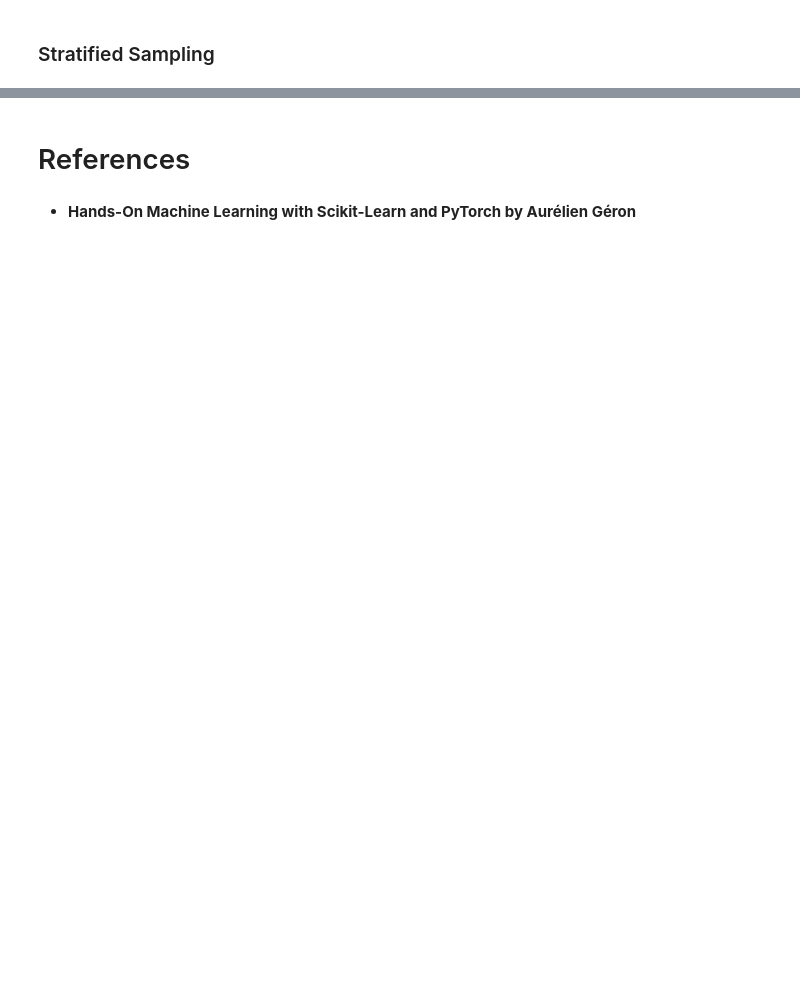
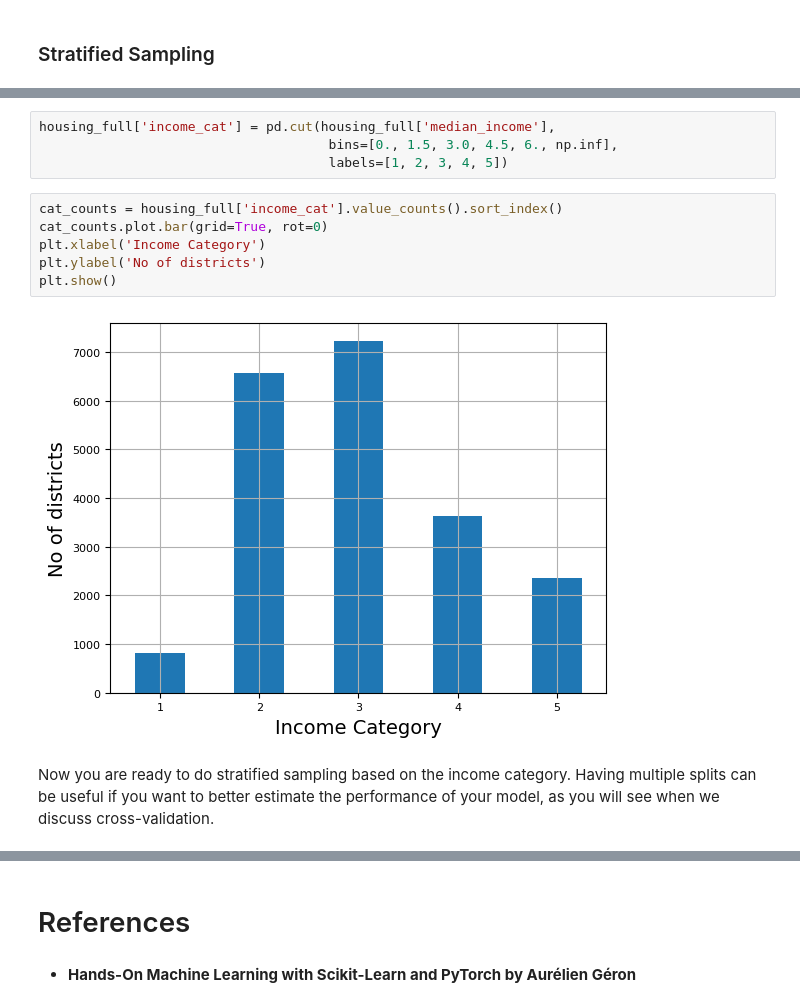
Before and after one commit to ancilcleetus/My-Learning-Journey-in-AI, a Jupyter notebook: Fundamentals-of-Machine-Learning/end_to_end_ml_project.ipynb, the cells around one changed output, grey strips where cells are left out. Cells and saved outputs as stored; diff of their text form; blank space fills up the shorter version.

Commit message:
Added 'Stratified Sampling' in end_to_end_ml_project.ipynb

```diff
--- a/Fundamentals-of-Machine-Learning/end_to_end_ml_project.ipynb
+++ b/Fundamentals-of-Machine-Learning/end_to_end_ml_project.ipynb
@@ -317,0 +344,14 @@ train_set_, test_set_ = train_test_split(housing_full, test_size=0.2,
+# %%
+housing_full['income_cat'] = pd.cut(housing_full['median_income'],
+                                     bins=[0., 1.5, 3.0, 4.5, 6., np.inf],
+                                     labels=[1, 2, 3, 4, 5])
+# %%
+cat_counts = housing_full['income_cat'].value_counts().sort_index()
+cat_counts.plot.bar(grid=True, rot=0)
+plt.xlabel('Income Category')
+plt.ylabel('No of districts')
+plt.show()
+# %% [output]
+[figure, added]
+# %% [markdown]
+Now you are ready to do stratified sampling based on the income category. Having multiple splits can be useful if you want to better estimate the performance of your model, as you will see when we discuss cross-validation.
```
Also changed, not shown: parts of 12 cells of this notebook.
